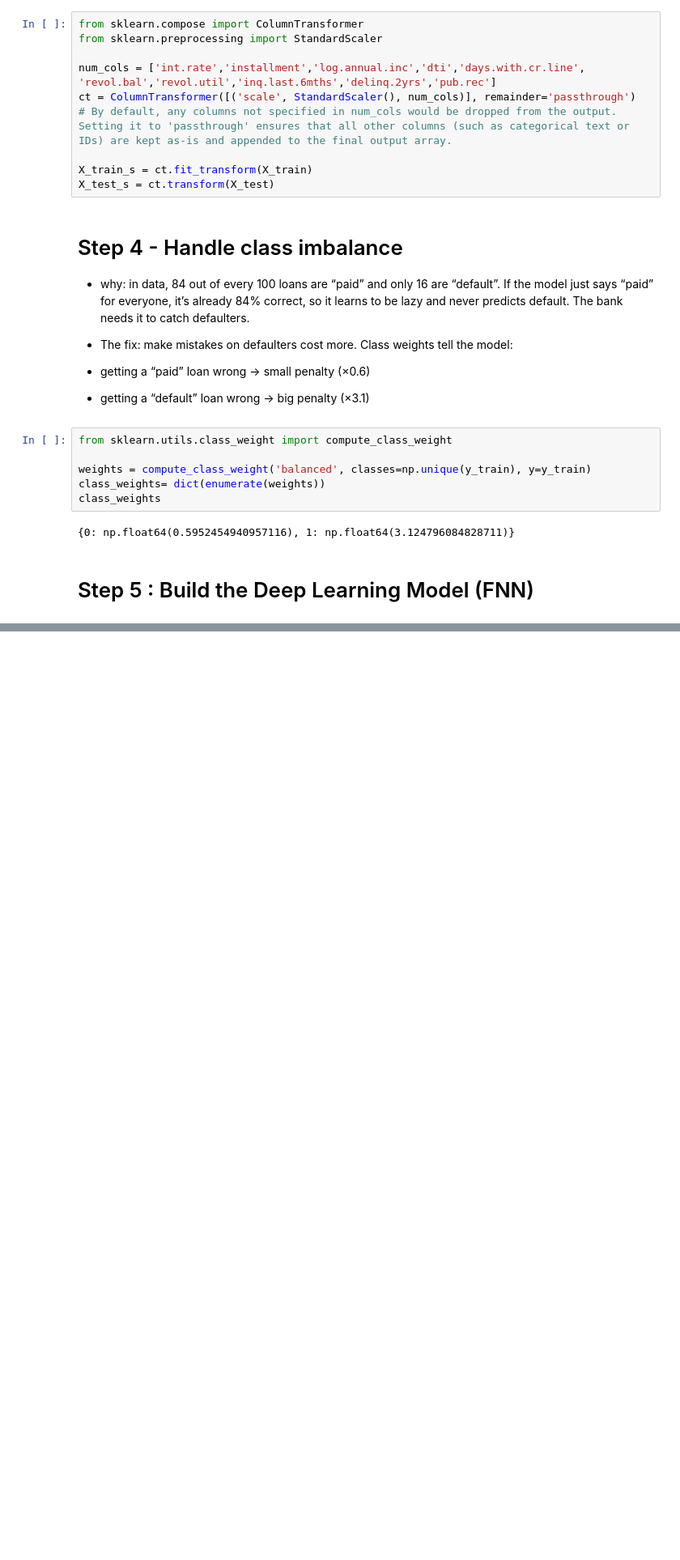
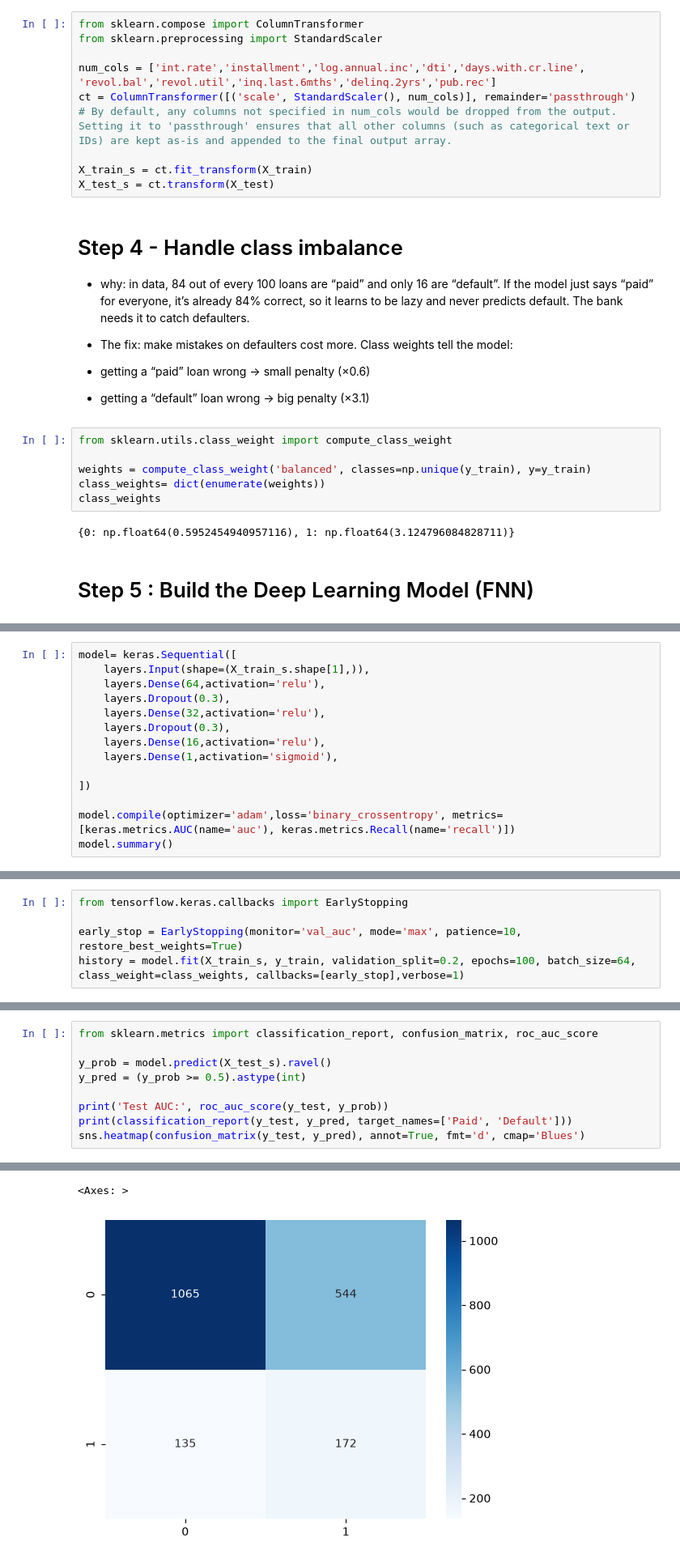
Before and after one commit to Snehil-Raut/Microsoft_AI_Engineering, a Jupyter notebook: deep_learning/Lending_loans/notebook/Lending_loan.ipynb, the cells around one changed output, grey strips where cells are left out. Shown at 81% size. Saved outputs shown, nothing was run; the diff lists cells and outputs as text; blank space fills up the shorter version.

Commit message:
model training + validation

```diff
--- a/deep_learning/Lending_loans/notebook/Lending_loan.ipynb
+++ b/deep_learning/Lending_loans/notebook/Lending_loan.ipynb
@@ -275,0 +278,14 @@ class_weights
+# %%
+model= keras.Sequential([
+    layers.Input(shape=(X_train_s.shape[1],)),
+    layers.Dense(64,activation='relu'),
+    layers.Dropout(0.3),
+    layers.Dense(32,activation='relu'),
+    layers.Dropout(0.3),
+    layers.Dense(16,activation='relu'),
+    layers.Dense(1,activation='sigmoid'),
+
+])
+
+model.compile(optimizer='adam',loss='binary_crossentropy', metrics=[keras.metrics.AUC(name='auc'), keras.metrics.Recall(name='recall')])
+model.summary()
@@ -275,0 +313,5 @@ class_weights
+# %%
+from tensorflow.keras.callbacks import EarlyStopping
+
+early_stop = EarlyStopping(monitor='val_auc', mode='max', patience=10, restore_best_weights=True)
+history = model.fit(X_train_s, y_train, validation_split=0.2, epochs=100, batch_size=64, class_weight=class_weights, callbacks=[early_stop],verbose=1)
@@ -275,0 +336,10 @@ class_weights
+# %%
+from sklearn.metrics import classification_report, confusion_matrix, roc_auc_score
+
+y_prob = model.predict(X_test_s).ravel()
+y_pred = (y_prob >= 0.5).astype(int)
+
+print('Test AUC:', roc_auc_score(y_test, y_prob))
+print(classification_report(y_test, y_pred, target_names=['Paid', 'Default']))
+sns.heatmap(confusion_matrix(y_test, y_pred), annot=True, fmt='d', cmap='Blues')
+# %% [output]
@@ -275,0 +356,2 @@ class_weights
+<Axes: >
+[figure, added]
```
Also changed, not shown: parts of 9 cells of this notebook.
